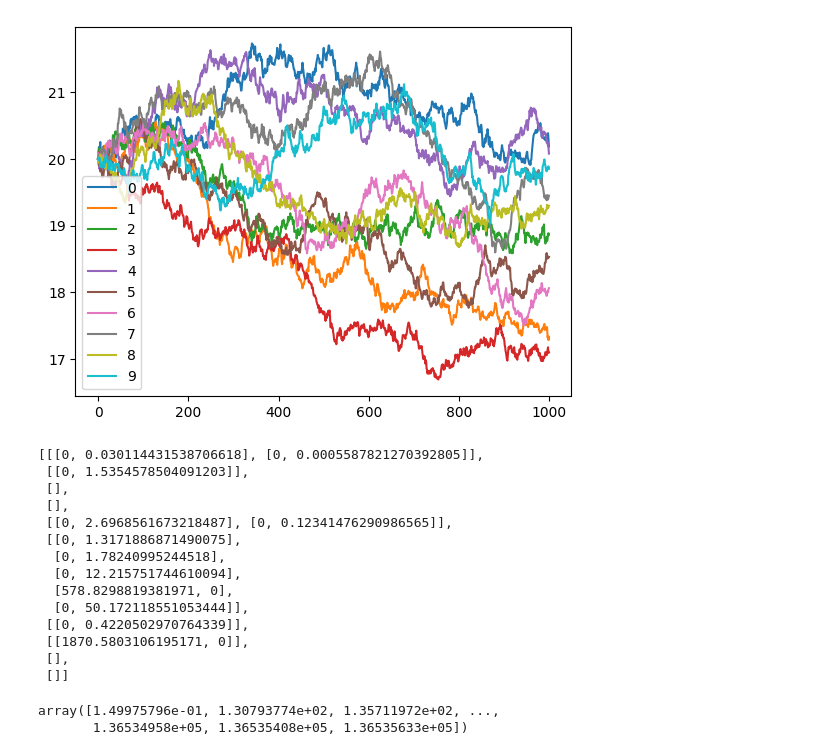
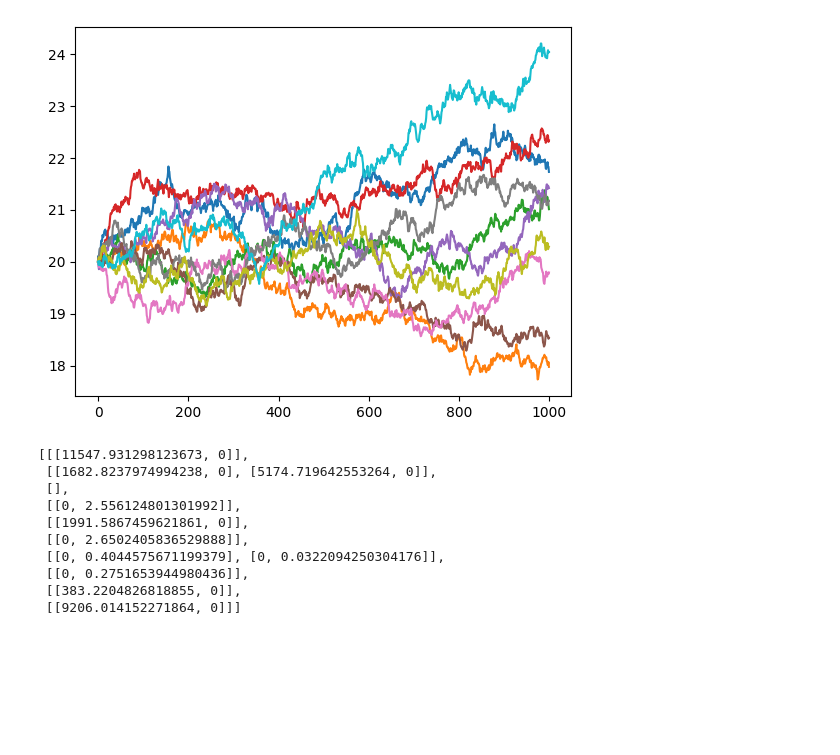
Before and after one commit to xenophonlabs/valuing-orderflow, a Jupyter notebook: src/retail-and-fees.ipynb, the cells around one changed output. Cells and saved outputs as stored; diff of their text form; code cells hidden in the pictures; blank space fills up the shorter version.

```diff
--- a/src/retail-and-fees.ipynb
+++ b/src/retail-and-fees.ipynb
@@ -1,24 +1,24 @@
 # %%
 import numpy as np
 import pandas as pd
 
 
 def get_price_path(n=1_000, mu=0, sigma=.0025, s0=20):
     noises = np.random.normal(0, 1, n)
     s = [s0]
     for t in range(1, n):
         s.append(
             s[-1]*(1+sigma*noises[t])
         )
 
     s = pd.Series(s)
     return s
 
 def get_price_paths(m=10):
     return pd.DataFrame([get_price_path() for _ in range(m)])
 
 
 
-get_price_paths().T.plot();
+get_price_paths().T.plot(legend=False);
 # %% [output]
-[figure, old version]
+[figure, new version]
@@ -104,5 +25,5 @@ def arbitrage_revenue(p0, p1, L, gamma):
 # %%
-def create_retail_orders(n):
+def create_retail_orders(n, p_binomial=1/7_200, n_binomial=7_700, p_bernoulli=.5, mu_lognormal=3.2, sd_lognormal=0.9):
     """
     Simulate retail orders for a number of blocks.
     Returns a list of the amount of token0 that is purchased.
@@ -122,8 +43,6 @@ def create_retail_orders(n):
         # binomial distro parameters. Assume there are 10,000 retail users
         # and they each place an order once a day, so that means once per
         # 7,200 blocks, and they're all independent.
-        p_binomial = 1/7_200
-        n_binomial = 7_700
         return np.random.binomial(n_binomial, p_binomial)
 
     def sample_bernoulli():
@@ -131,12 +50,9 @@ def create_retail_orders(n):
         -1 = sell
         +1 = buy
         """
-        p_bernoulli = .5 # equal probability of buying or selling
         return 1 if (np.random.binomial(1, p_bernoulli)==1) else -1
 
     def sample_size():
-        mu_lognormal = 3.2
-        sd_lognormal = 0.9
         x_logged = np.random.normal(mu_lognormal, sd_lognormal)
         return 10**x_logged
 
@@ -157,24 +73,14 @@ def create_retail_orders(n):
 
 create_retail_orders(10)
 # %% [output]
-[[[0, 0.030114431538706618], [0, 0.0005587821270392805]],
- [[0, 1.5354578504091203]],
+[[[11547.931298123673, 0]],
+ [[1682.8237974994238, 0], [5174.719642553264, 0]],
  [],
- [],
- [[0, 2.6968561673218487], [0, 0.12341476290986565]],
- [[0, 1.3171886871490075],
-  [0, 1.78240995244518],
-  [0, 12.215751744610094],
-  [578.8298819381971, 0],
-  [0, 50.172118551053444]],
- [[0, 0.4220502970764339]],
- [[1870.5803106195171, 0]],
- [],
- []]
+ [[0, 2.556124801301992]],
+ [[1991.5867459621861, 0]],
+ [[0, 2.6502405836529888]],
+ [[0, 0.4044575671199379], [0, 0.0322094250304176]],
+ [[0, 0.2751653944980436]],
+ [[383.2204826818855, 0]],
+ [[9206.014152271864, 0]]]
-# %%
-y_ = np.array(x_)[:, 0]
-y_[y_!=0]
-# %% [output]
-array([1.49975796e-01, 1.30793774e+02, 1.35711972e+02, ...,
-       1.36534958e+05, 1.36535408e+05, 1.36535633e+05])
 # %%
```
Also changed, not shown: parts of 7 cells of this notebook, 30 other files.
